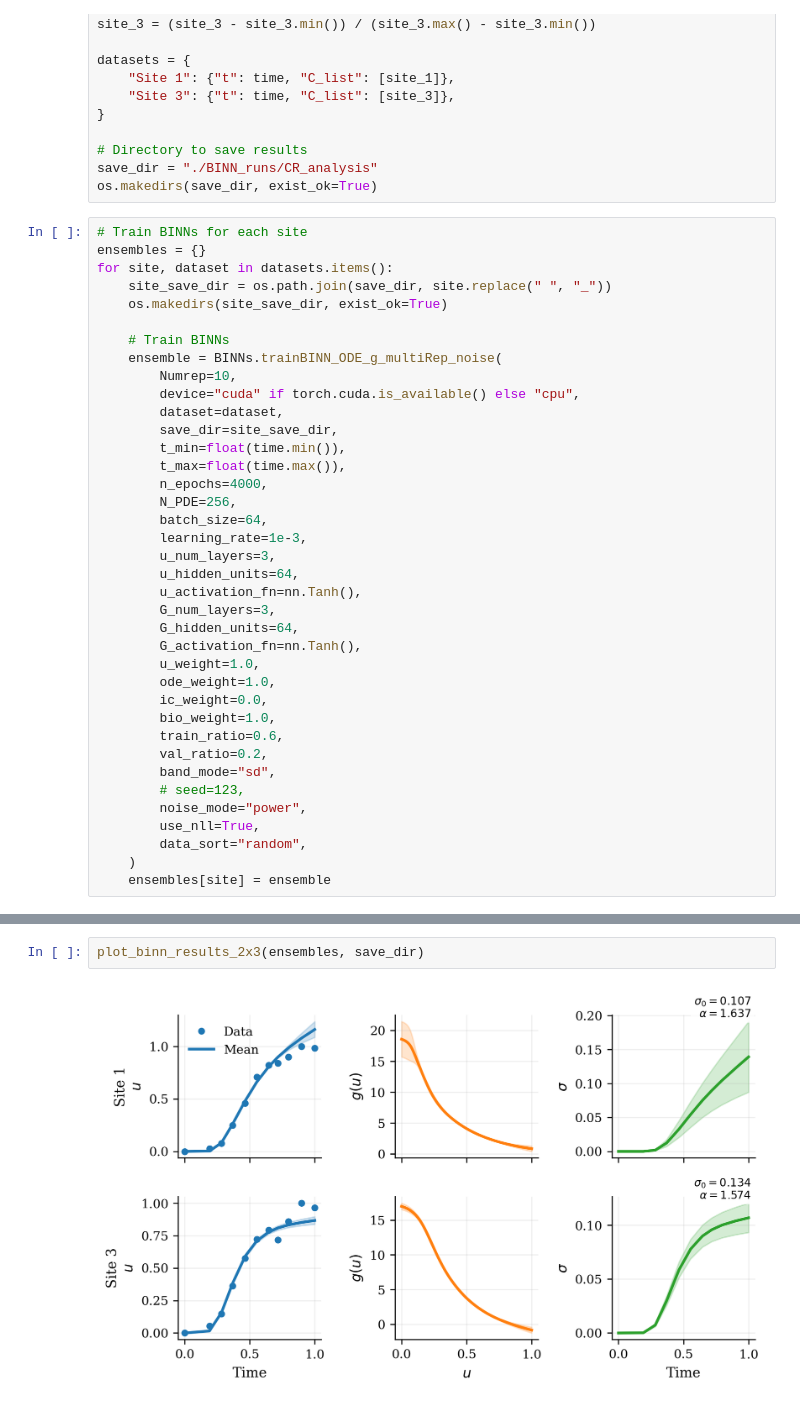
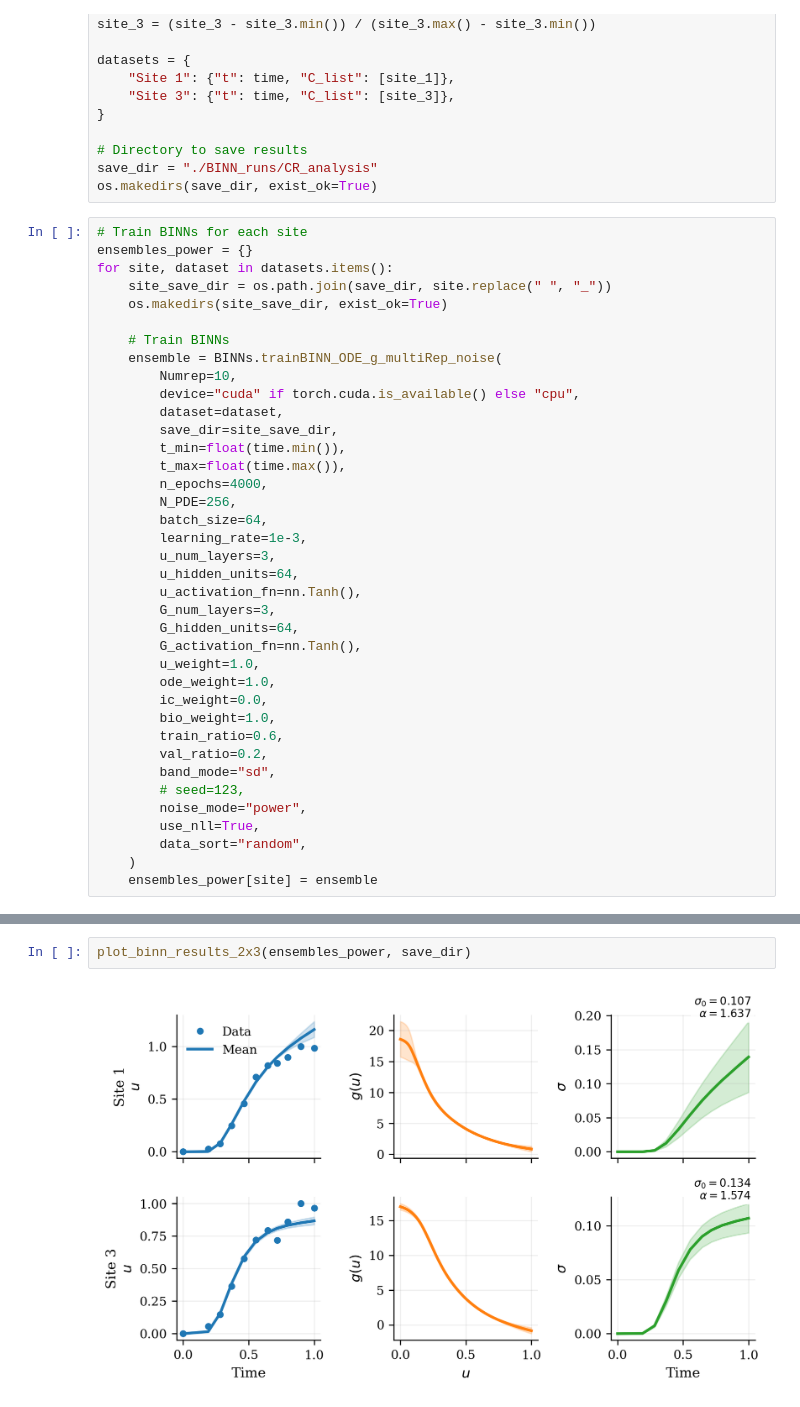
Before and after one commit to beckycrossley/Learning-noise-growth-BINNs, a Jupyter notebook: coralreef-analysis.ipynb, the cells around one changed output, grey strips where cells are left out. Saved outputs shown, nothing was run; the diff lists cells and outputs as text.

```diff
--- a/coralreef-analysis.ipynb
+++ b/coralreef-analysis.ipynb
@@ -108,7 +108,7 @@ save_dir = "./BINN_runs/CR_analysis"
 os.makedirs(save_dir, exist_ok=True)
 # %%
 # Train BINNs for each site
-ensembles = {}
+ensembles_power = {}
 for site, dataset in datasets.items():
     site_save_dir = os.path.join(save_dir, site.replace(" ", "_"))
     os.makedirs(site_save_dir, exist_ok=True)
@@ -143,7 +143,7 @@ for site, dataset in datasets.items():
         use_nll=True,
         data_sort="random",
     )
-    ensembles[site] = ensemble
+    ensembles_power[site] = ensemble
 # %%
 def plot_binn_results_2x3(ensembles, save_dir):
     """
@@ -259,4 +294,4 @@ def plot_binn_results_2x3(ensembles, save_dir):
 # %%
-plot_binn_results_2x3(ensembles, save_dir)
+plot_binn_results_2x3(ensembles_power, save_dir)
 # %% [output]
-[figure, old version]
+[figure, new version]
```
Also changed, not shown: parts of 9 cells of this notebook, 43 other files.
